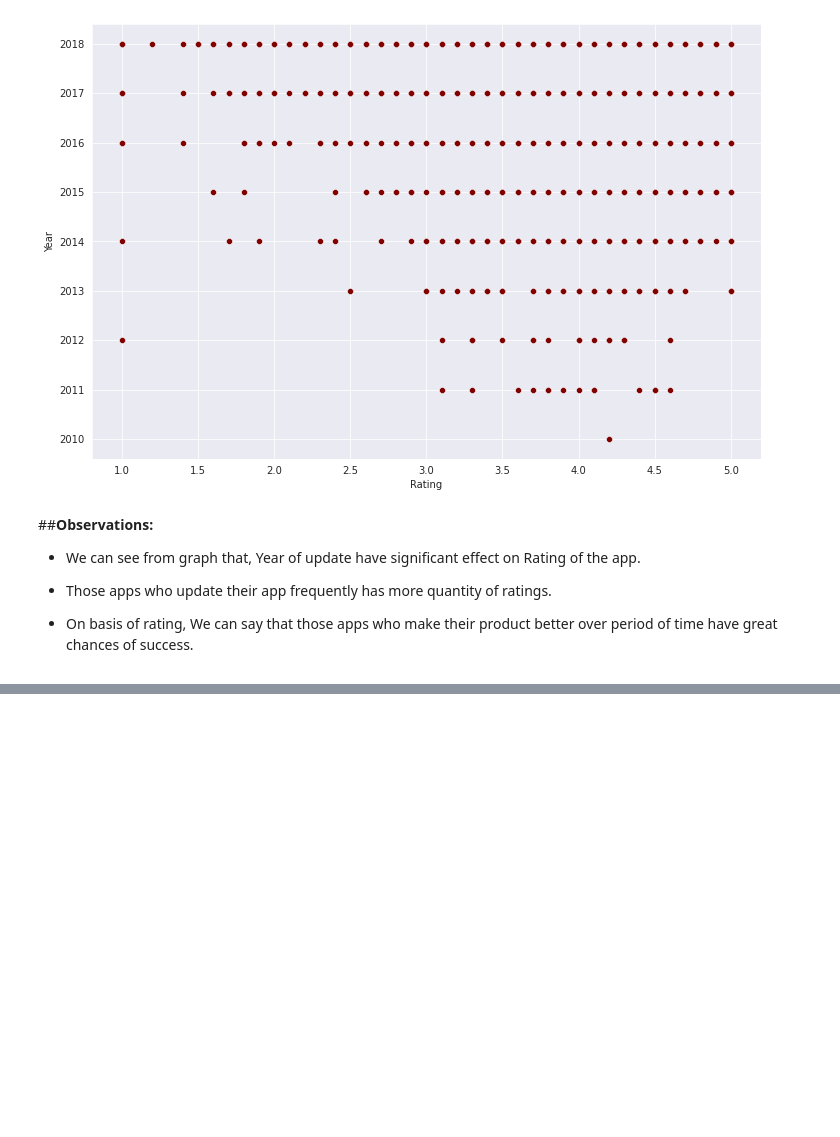
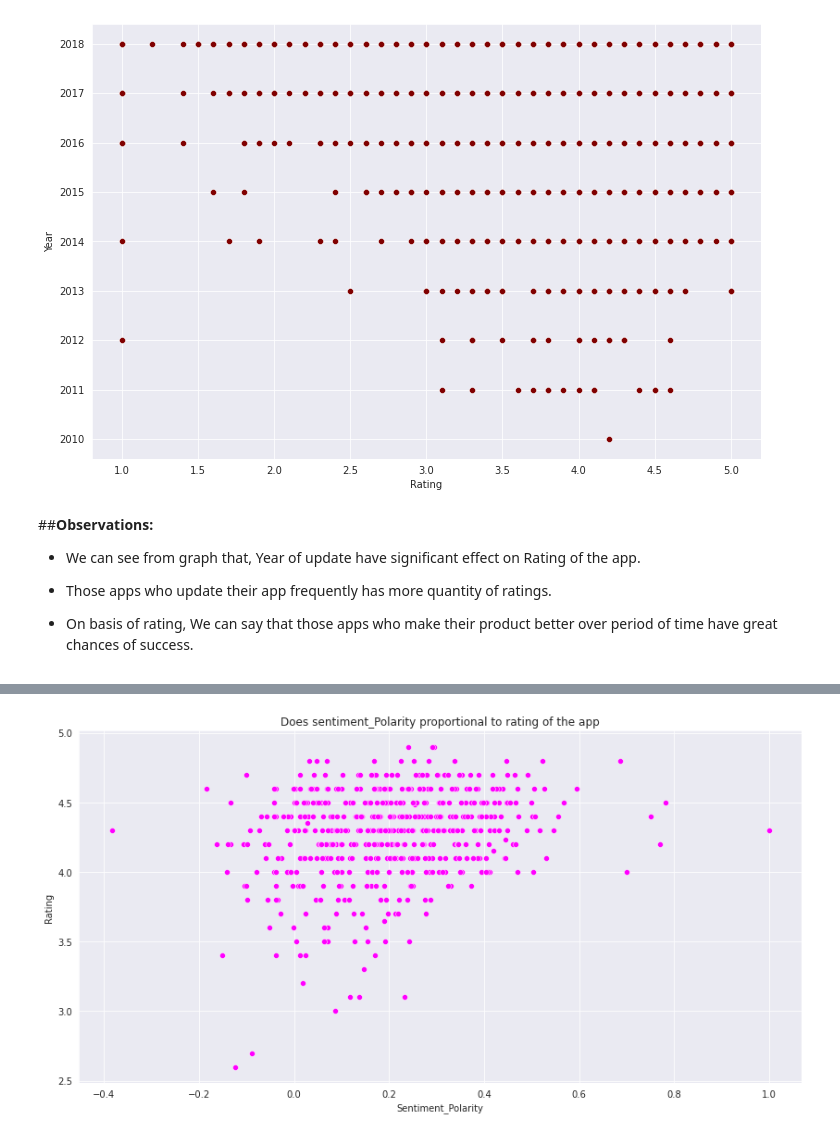
Before and after one commit to harishgawade1999/Playstore-App-Review-Analysis-, a Jupyter notebook: Harish_Play_Store_App_Review_Analysis_Capstone_Project.ipynb, the cells around one changed output, grey strips where cells are left out. Saved outputs shown, nothing was run; the diff lists cells and outputs as text; code cells hidden in the pictures; blank space fills up the shorter version.

```diff
--- a/Harish_Play_Store_App_Review_Analysis_Capstone_Project.ipynb
+++ b/Harish_Play_Store_App_Review_Analysis_Capstone_Project.ipynb
@@ -421,0 +533,7 @@ sns.scatterplot(x="Rating", y="Year", data=apps_data,color='maroon')
+# %%
+plt.figure(figsize=(14,7))
+sns.scatterplot(df_5['Sentiment_Polarity'], df_5['Rating'],color='magenta')
+plt.title("Does sentiment_Polarity proportional to rating of the app")
+plt.show()
+# %% [output]
+[figure, added]
```
Also changed, not shown: parts of 19 cells of this notebook.
